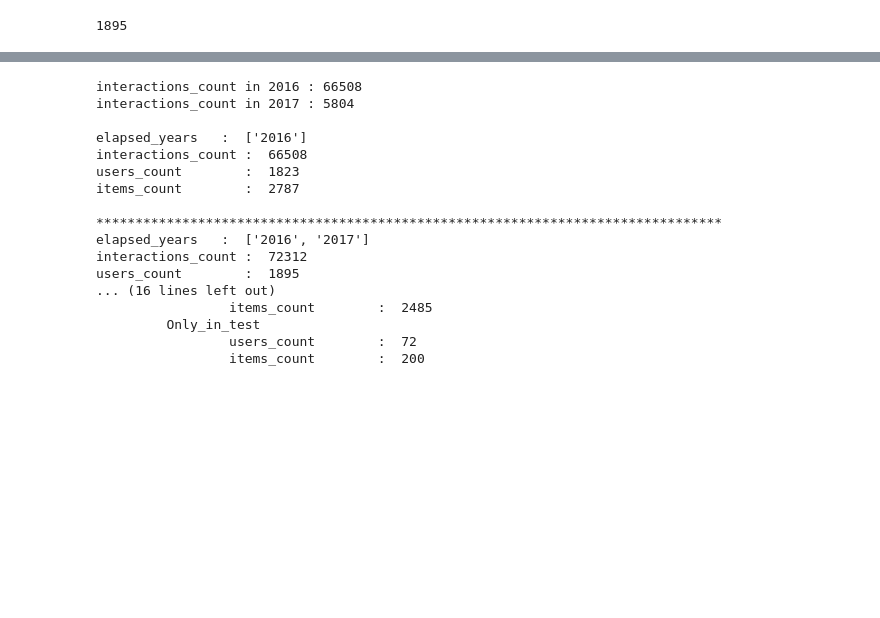
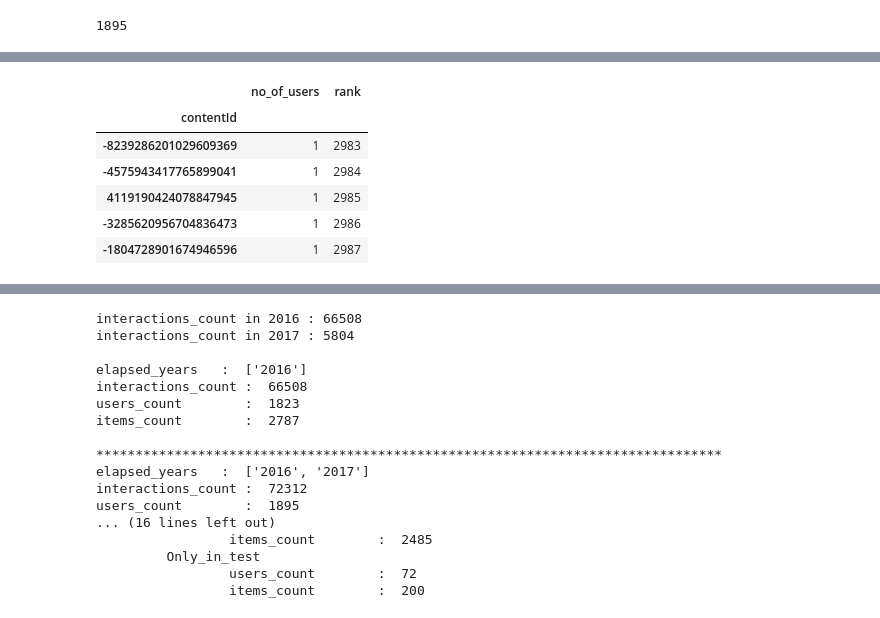
Before and after one commit to raviraju/recommender_system, a Jupyter notebook: binary_recommender/articles_recommender/notebooks/EDA User Interactions.ipynb, the cells around one changed output, grey strips where cells are left out. Saved outputs shown, nothing was run; the diff lists cells and outputs as text; code cells hidden in the pictures; blank space fills up the shorter version.

```diff
--- a/binary_recommender/articles_recommender/notebooks/EDA User Interactions.ipynb
+++ b/binary_recommender/articles_recommender/notebooks/EDA User Interactions.ipynb
@@ -99,0 +453,10 @@ len(interactions_df['personId'].unique())
+# %%
+popularity_items_df.tail()
+# %% [output]
+|  | no_of_users | rank |
+| contentId |  |  |
+| -8239286201029609369 | 1 | 2983 |
+| -4575943417765899041 | 1 | 2984 |
+| 4119190424078847945 | 1 | 2985 |
+| -3285620956704836473 | 1 | 2986 |
+| -1804728901674946596 | 1 | 2987 |
```
Also changed, not shown: parts of 56 cells of this notebook, 2 other files.
